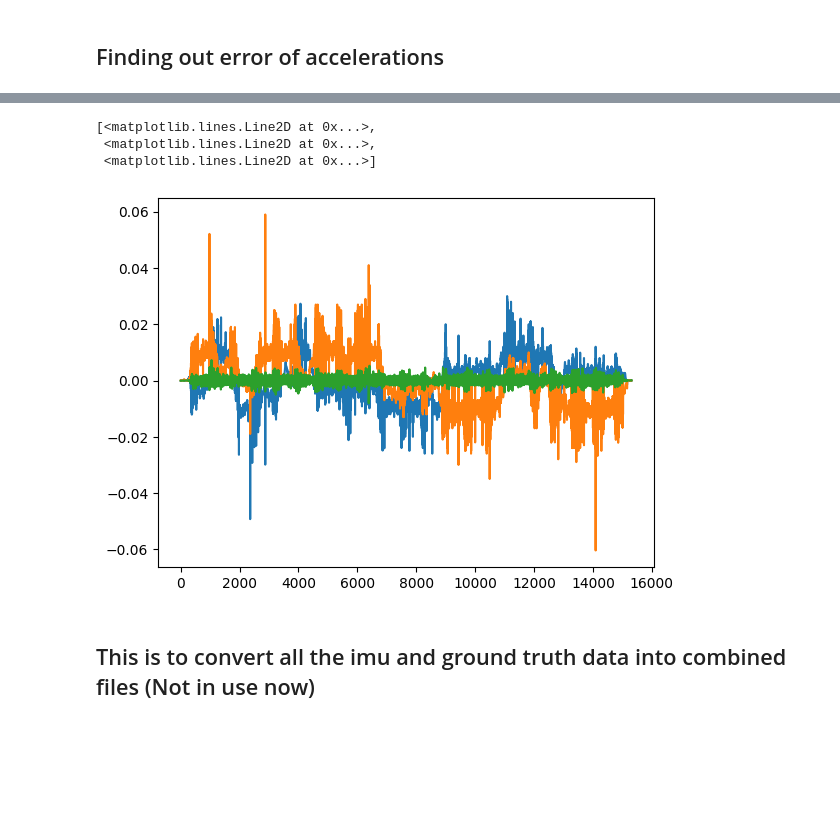
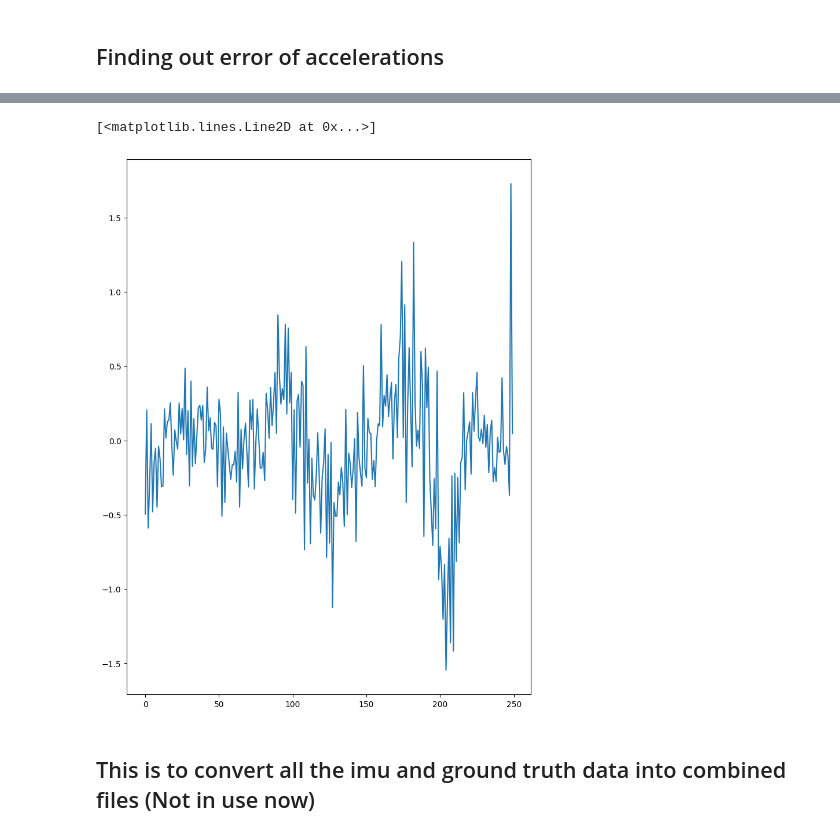
Before and after one commit to AndrewCheam/IMU_localisation, a Jupyter notebook: Oxiod/source/Ox_DataViewer.ipynb, the cells around one changed output, grey strips where cells are left out. Drawn from its saved outputs; the diff is of its cells as text; code cells hidden in the pictures; blank space fills up the shorter version.

```diff
--- a/Oxiod/source/Ox_DataViewer.ipynb
+++ b/Oxiod/source/Ox_DataViewer.ipynb
@@ -84,24 +108,23 @@ plt.show()
 # %%
-data = pd.read_csv(dataset_folder+'/Oxford Inertial Odometry Dataset/large scale/floor1/combined1.csv')
+dataset_folder = osp.join(Path(os.getcwd()).parents[2], 'localisation_datasets')
+data = pd.read_csv(dataset_folder+'/Oxford Inertial Odometry Dataset/handbag/data1/combined1.csv').iloc[0:250,:]
 position = data[['translation.x', 'translation.y', 'translation.z']].values
 pred_acceleration = data[['user_acc_x(G)', 'user_acc_y(G)', 'user_acc_z(G)']].values * 9.81
+
+quaternion = data[['rotation.x', 'rotation.y', 'rotation.z', 'rotation.w',]].values
+
+# Create a rotation object from the quaternion
+rotation = Rotation.from_quat(quaternion)
+
+glob_pred_acceleration = rotation.apply(pred_acceleration)
 # %%
 import numpy as np
 
-# Assuming you have the positional data stored in a numpy array called 'position'
-# The 'position' array should have shape (N, 3) where N is the number of timesteps
-# Each row in the 'position' array represents the position at a particular timestep [x, y, z]
-
 time_arr = np.linspace(0, len(data)*0.01, num = len(data))
 dt = (time_arr[1:] - time_arr[:-1])[:, None]
-velocity = (position[1:] - position[:-1]) / dt #global velocity that takes displacement divide by time
+velocity = (position[1:] - position[:-1]) / dt
+velocity = np.vstack((velocity, np.zeros((1, 3))))
 
 # Calculate acceleration
-acceleration = np.diff(velocity, axis=0)
-
-# Pad the arrays with zeros to maintain the same length as the positional data
-velocity = np.vstack((velocity, np.zeros((1, 3))))
-acceleration = np.vstack((acceleration, np.zeros((2, 3))))
-
-# The resulting 'velocity' and 'acceleration' arrays will have the same shape as the 'position' array
-# Each row in the 'velocity' and 'acceleration' arrays represents the velocity and acceleration at a particular timestep
+acceleration = (velocity[1:] - velocity[:-1]) / dt
+acceleration = np.vstack((acceleration, np.zeros((1, 3))))
@@ -118,10 +148,9 @@ array([[-5.14305821e-02, -1.56030196e-01, -4.10135886e-02],
 # %%
-plt.plot(velocity)
+fig, ax = plt.subplots(1,1, figsize = (9,12))
+ax.plot(glob_pred_acceleration[:,0] - acceleration[:,0])
 # %% [output]
-[<matplotlib.lines.Line2D at 0x...>,
- <matplotlib.lines.Line2D at 0x...>,
- <matplotlib.lines.Line2D at 0x...>]
+[<matplotlib.lines.Line2D at 0x...>]
-[figure, old version]
+[figure, new version]
 # %% [markdown]
 ## This is to convert all the imu and ground truth data into combined files (Not in use now)
 # %%
```
Also changed, not shown: parts of 5 cells of this notebook, 2 other files.
